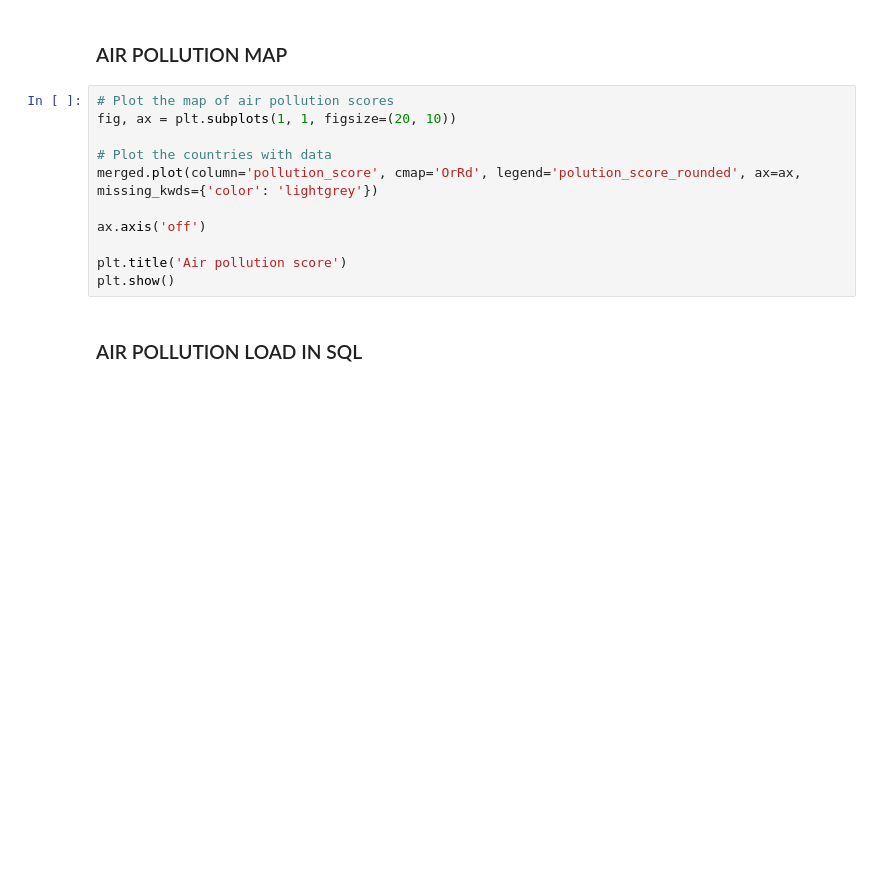
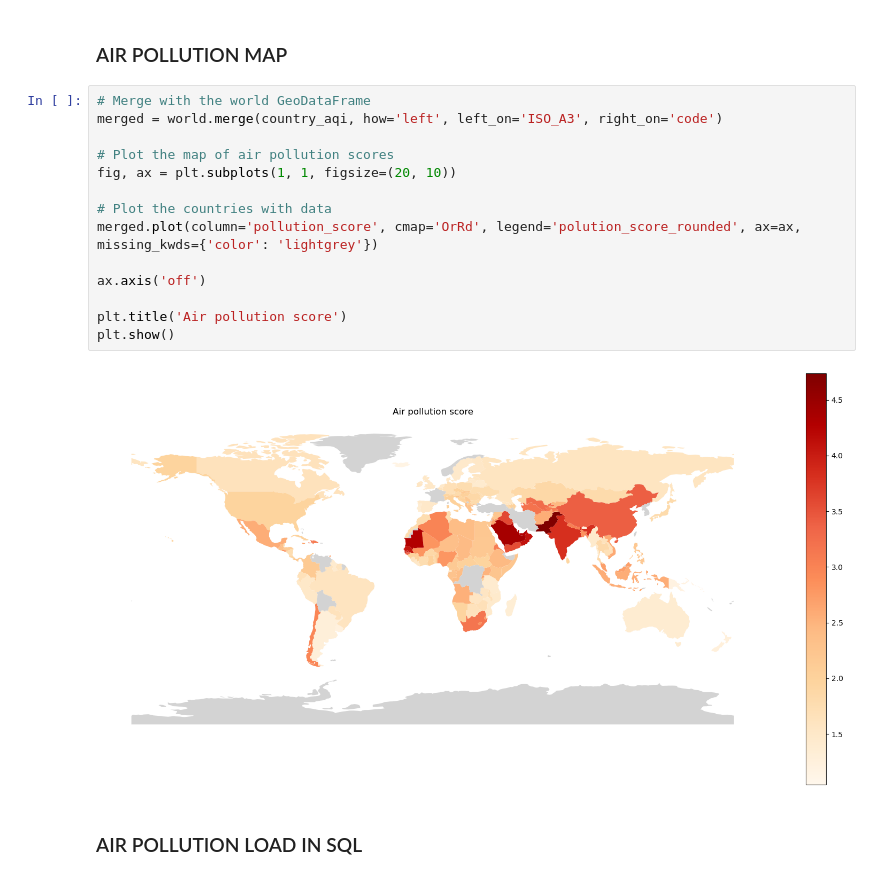
Before and after one commit to BenjaminIH/sql-database, a Jupyter notebook: main.ipynb, the cells around one changed output. Drawn from its saved outputs; the diff is of its cells as text; blank space fills up the shorter version.

```diff
--- a/main.ipynb
+++ b/main.ipynb
@@ -119,16 +163,21 @@ country_aqi['code'] = country_aqi['country'].apply(get_country_code)
 # %% [markdown]
 ### AIR POLLUTION MAP
 # %%
+# Merge with the world GeoDataFrame
+merged = world.merge(country_aqi, how='left', left_on='ISO_A3', right_on='code')
+
 # Plot the map of air pollution scores
 fig, ax = plt.subplots(1, 1, figsize=(20, 10))
 
 # Plot the countries with data
 merged.plot(column='pollution_score', cmap='OrRd', legend='polution_score_rounded', ax=ax, missing_kwds={'color': 'lightgrey'})
 
 ax.axis('off')
 
 plt.title('Air pollution score')
 plt.show()
+# %% [output]
+[figure, added]
 # %% [markdown]
 ### AIR POLLUTION LOAD IN SQL
 # %%
```
Also changed, not shown: parts of 7 cells of this notebook, 1 other file.
